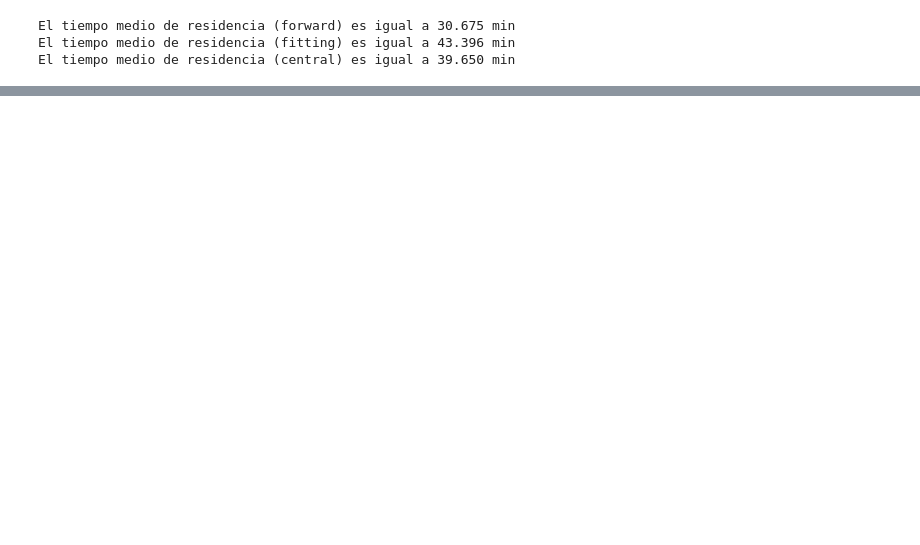
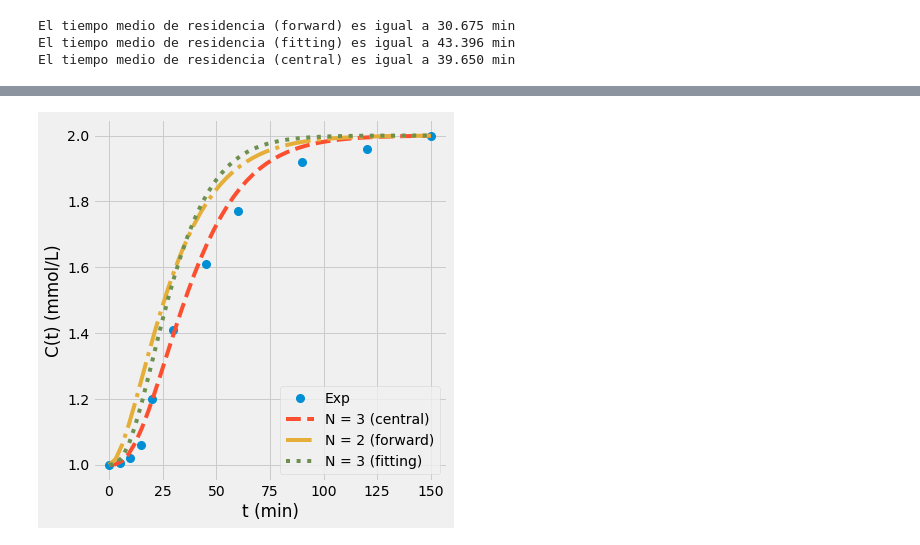
Before and after one commit to aliglara/ebook_che5314_ucv, a Jupyter notebook: codes/lect_026numberofTanks.ipynb, the cells around one changed output, grey strips where cells are left out. Drawn from its saved outputs; the diff is of its cells as text; code cells hidden in the pictures; blank space fills up the shorter version.

```diff
--- a/codes/lect_026numberofTanks.ipynb
+++ b/codes/lect_026numberofTanks.ipynb
@@ -93,0 +110,44 @@ El tiempo medio de residencia (central) es igual a 39.650 min
+# %%
+from sympy.utilities.lambdify import lambdify
+from sympy.functions import exp
+from sympy import Sum, factorial, symbols
+
+def funcion_F(ntanks):
+    theta = symbols("theta", real=True)
+    i = symbols("i", integer=True)
+    f = 1 - exp(-ntanks*theta) * Sum((ntanks*theta)**i/factorial(i), (i, 0, ntanks-1)).doit()
+    fnumerical = lambdify(theta, f)
+    return fnumerical
+# %%
+time = np.linspace(0, 150)
+thetaC = time/tmean_central
+Fcalccentral = funcion_F(ntanks_central)
+Calccentral = c[0] + (c[-1] - c[0]) * Fcalccentral(thetaC)
+
+thetaF = time/tmean_forward
+Fcalcforward = funcion_F(ntanks_forward)
+Calcforward =  c[0] + (c[-1] - c[0]) * Fcalcforward(thetaF)
+
+
+thetaFit = time/tmean_fitting
+FcalcFit = funcion_F(ntanks_fitting)
+CalcFit =  c[0] + (c[-1] - c[0]) * FcalcFit(thetaF)
+# %%
+fig, ax = plt.subplots(figsize=(6, 6))
+
+ax.plot(t, c, markersize=8, marker='o', ls='None', label='Exp')
+ax.plot(time, Calccentral, ls='--',
+        label = ('N = %d (central)'% ntanks_central))
+ax.plot(time, Calcforward, ls='-.',
+        label = ('N = %d (forward)'% ntanks_forward))
+ax.plot(time, CalcFit, ls=':',
+        label = ('N = %d (fitting)'% ntanks_fitting))
+
+ax.set_xlabel('t (min)')
+ax.set_ylabel('C(t) (mmol/L)')
+plt.legend(loc='best')
+
+plt.tight_layout()
+plt.show()
+# %% [output]
+[figure, added]
```
Also changed, not shown: parts of 8 cells of this notebook, 16 other files.
